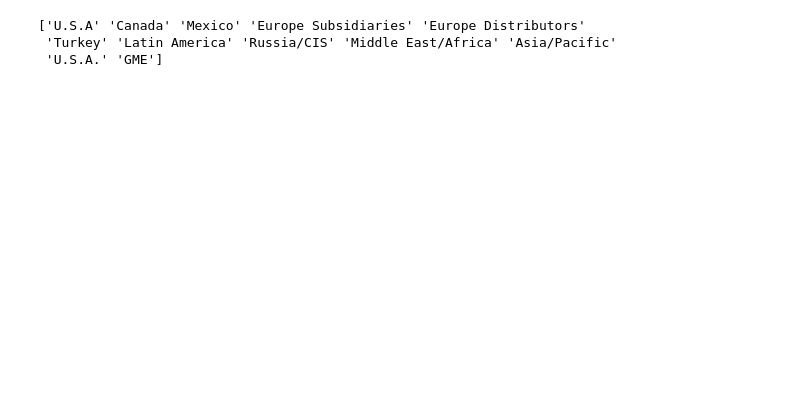
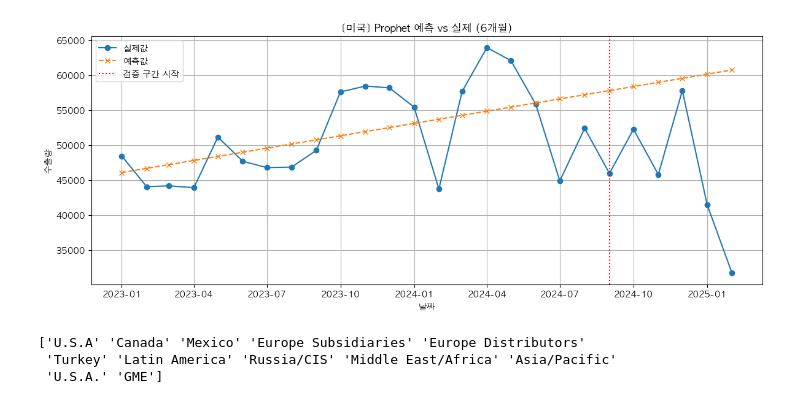
Before and after one commit to CodeWorks-hi/mini-project-2, a Jupyter notebook: jupyter_notebooks/모델_개발/car_recom_model.ipynb, the cells around one changed output. Saved outputs shown, nothing was run; the diff lists cells and outputs as text; code cells hidden in the pictures; blank space fills up the shorter version.

```diff
--- a/jupyter_notebooks/모델_개발/car_recom_model.ipynb
+++ b/jupyter_notebooks/모델_개발/car_recom_model.ipynb
@@ -122,0 +29,46 @@ predict_with_xgboost(df, country="U.S.A", n_months=12)
+# %%
+import pandas as pd
+from prophet import Prophet
+from sklearn.metrics import r2_score
+from datetime import datetime
+import matplotlib.pyplot as plt
+
+# 데이터 로딩
+df = pd.read_csv("../../data/processed/현대_지역별수출실적_전처리.csv")  # 파일 경로 확인 필요
+month_cols = [col for col in df.columns if col not in ['지역명', '대륙']]
+df[month_cols] = df[month_cols].replace("-", 0).apply(lambda x: pd.to_numeric(x, errors='coerce')).fillna(0)
+
+# 지역 설정
+region = "미국"
+n_months = 6
+sub_df = df[df["지역명"] == region]
+
+# 시계열 변환
+monthly_values = sub_df[month_cols].values.flatten()
+start_date = datetime.strptime("2023-01", "%Y-%m")
+date_range = pd.date_range(start=start_date, periods=len(monthly_values), freq='MS')
+df_prophet = pd.DataFrame({"ds": date_range, "y": monthly_values})
+
+# 학습/검증 분리
+train_df = df_prophet[:-n_months]
+valid_df = df_prophet[-n_months:]
+
+# Prophet 학습 및 예측
+model = Prophet()
+model.fit(train_df)
+future = model.make_future_dataframe(periods=n_months, freq='MS')
+forecast = model.predict(future)
+
+# 시각화
+plt.figure(figsize=(12, 5))
+plt.plot(df_prophet['ds'], df_prophet['y'], label="실제값", marker='o')
+plt.plot(forecast['ds'], forecast['yhat'], label="예측값", linestyle='--', marker='x')
+plt.axvline(df_prophet['ds'].iloc[-n_months], color='red', linestyle=':', label="검증 구간 시작")
+plt.title(f"[{region}] Prophet 예측 vs 실제 ({n_months}개월)")
+plt.xlabel("날짜")
+plt.ylabel("수출량")
+plt.legend()
+plt.grid(True)
+plt.tight_layout()
+plt.show()
+# %% [output]
@@ -123,3 +77,4 @@ predict_with_xgboost(df, country="U.S.A", n_months=12)
+[figure, added]
 # %%
 print(df['지역'].unique())
 # %% [output]
```
Also changed, not shown: parts of 2 cells of this notebook, 5 other files.
